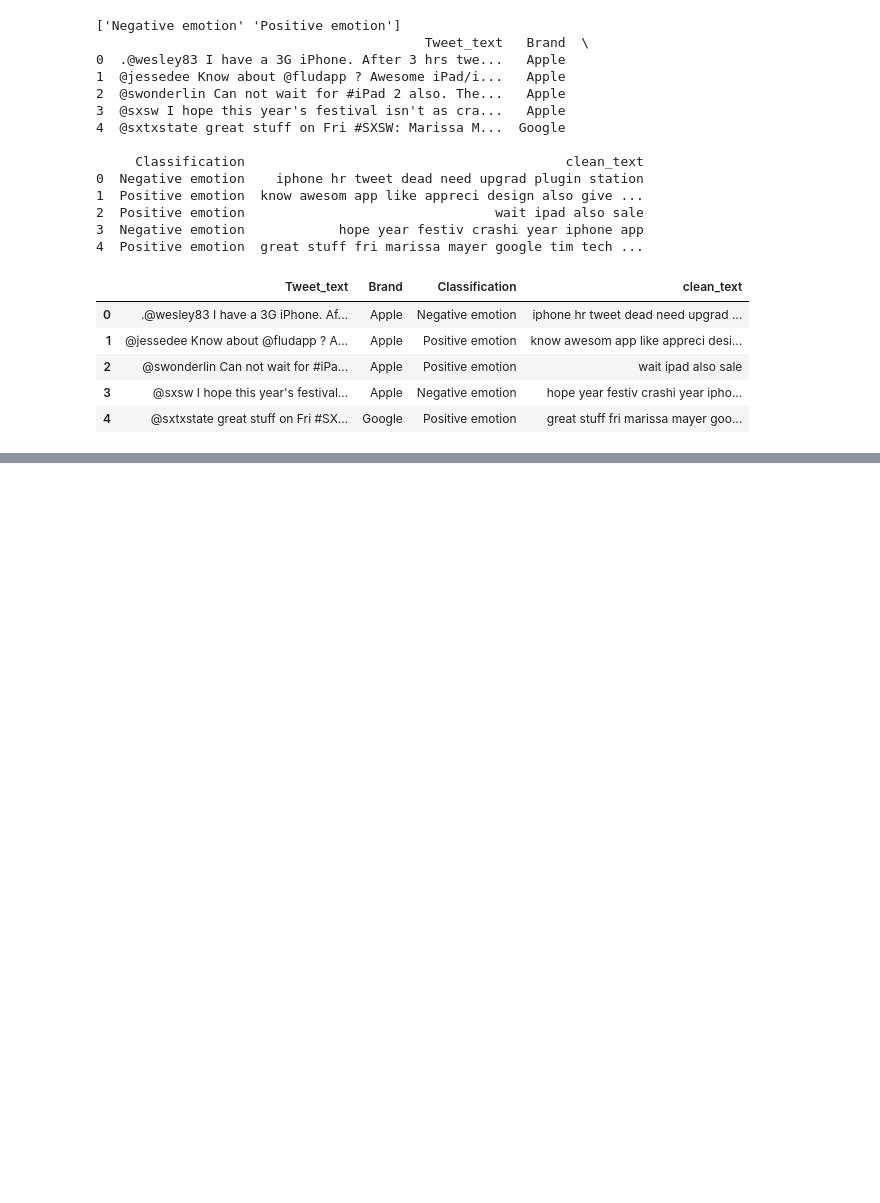
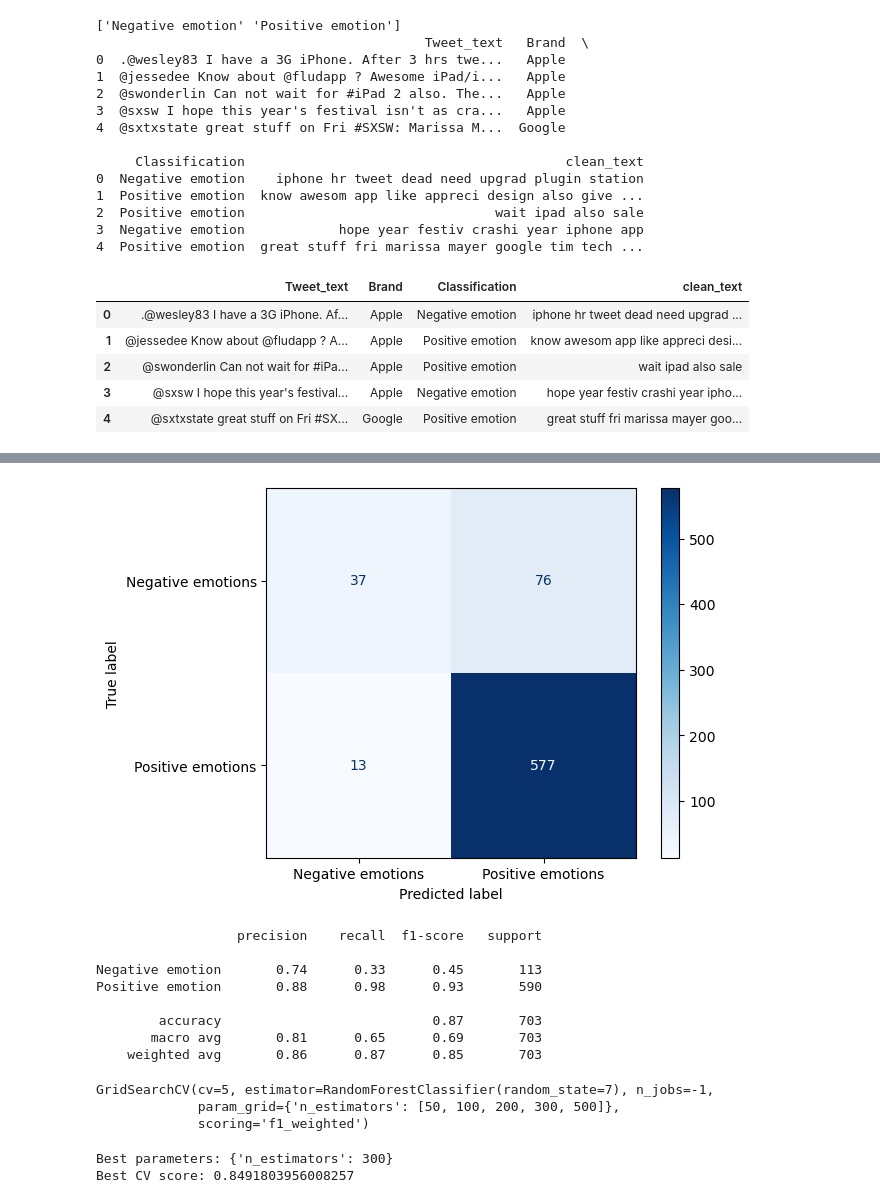
Before and after one commit to stephenjilani8-eng/Twitter_Emotions_NLP_Project, a Jupyter notebook: Twitter_Emotions_NLP.ipynb, the cells around one changed output, grey strips where cells are left out. Drawn from its saved outputs; the diff is of its cells as text; code cells hidden in the pictures; blank space fills up the shorter version.

```diff
--- a/Twitter_Emotions_NLP.ipynb
+++ b/Twitter_Emotions_NLP.ipynb
@@ -552,0 +599,54 @@ SyntaxError: incomplete input (4054553768.py, line 6)
+# %%
+#Making predictions using the Random Forest Model Above and model evaluation
+
+y_pred_rand_forest = rand_forest.predict(X_test_vec)
+
+
+cm_rand_forest = confusion_matrix(y_test, y_pred_rand_forest)
+
+display_rand_forest = ConfusionMatrixDisplay(confusion_matrix = cm_rand_forest, display_labels=["Negative emotions", "Positive emotions"])
+display_rand_forest.plot(cmap=plt.cm.Blues)
+plt.show()
+#Running the classification report for the model
+print(classification_report(y_test, y_pred_rand_forest))
+# %% [output]
+[figure, added]
+                  precision    recall  f1-score   support
+
+Negative emotion       0.74      0.33      0.45       113
+Positive emotion       0.88      0.98      0.93       590
+
+        accuracy                           0.87       703
+       macro avg       0.81      0.65      0.69       703
+    weighted avg       0.86      0.87      0.85       703
+# %%
+#Hyper parameter tuning for Random Forest
+
+from sklearn.model_selection import GridSearchCV
+
+r_forest = RandomForestClassifier(random_state=7)
+
+parameter_grid = {
+    'n_estimators': [50, 100, 200, 300, 500]
+}
+
+grid_search = GridSearchCV(
+    estimator=r_forest,
+    param_grid=parameter_grid,
+    cv=5,
+    scoring='f1_weighted',
+    n_jobs=-1
+)
+
+grid_search.fit(X_train_vec, y_train)
+# %% [output]
+GridSearchCV(cv=5, estimator=RandomForestClassifier(random_state=7), n_jobs=-1,
+             param_grid={'n_estimators': [50, 100, 200, 300, 500]},
+             scoring='f1_weighted')
+# %%
+#Printing the results of hyperparameter tuning
+print("Best parameters:", grid_search.best_params_)
+print("Best CV score:", grid_search.best_score_)
+# %% [output]
+Best parameters: {'n_estimators': 300}
+Best CV score: 0.8491803956008257
```
Also changed, not shown: parts of 13 cells of this notebook.
